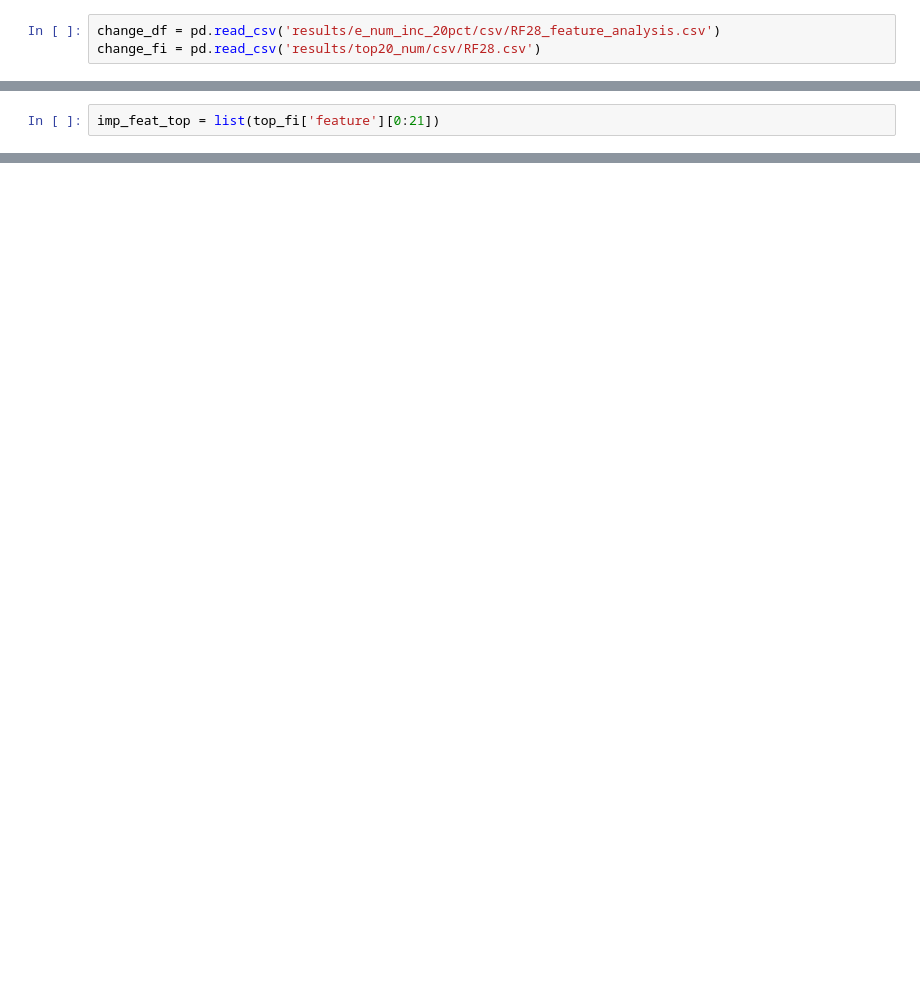
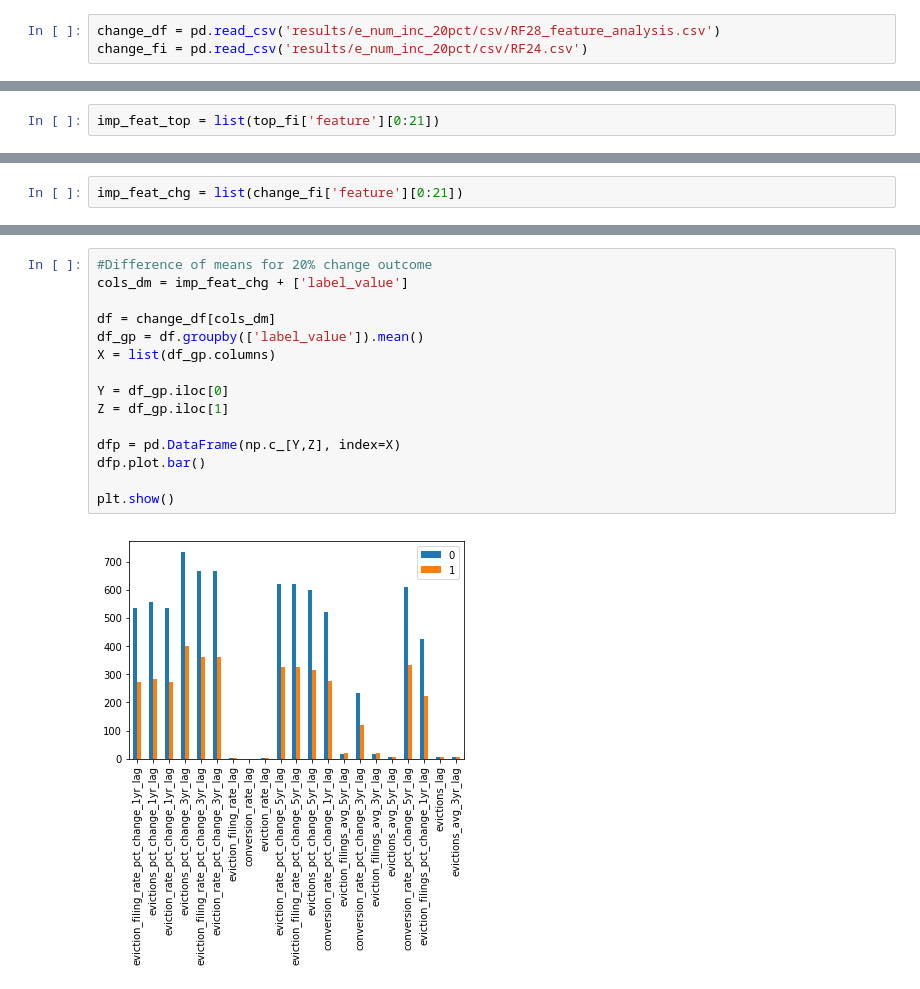
Before and after one commit to justincohler/evictions-learn, a Jupyter notebook: src/Phase III Analysis.ipynb, the cells around one changed output, grey strips where cells are left out. Saved outputs shown, nothing was run; the diff lists cells and outputs as text; blank space fills up the shorter version.

```diff
--- a/src/Phase III Analysis.ipynb
+++ b/src/Phase III Analysis.ipynb
@@ -8,3 +9,3 @@ top_fi = pd.read_csv('results/top20_num/csv/RF28.csv')
 # %%
 change_df = pd.read_csv('results/e_num_inc_20pct/csv/RF28_feature_analysis.csv')
-change_fi = pd.read_csv('results/top20_num/csv/RF28.csv')
+change_fi = pd.read_csv('results/e_num_inc_20pct/csv/RF24.csv')
@@ -80,0 +161,2 @@ plt.show()
+# %%
+imp_feat_chg = list(change_fi['feature'][0:21])
@@ -80,0 +183,17 @@ plt.show()
+# %%
+#Difference of means for 20% change outcome
+cols_dm = imp_feat_chg + ['label_value']
+
+df = change_df[cols_dm]
+df_gp = df.groupby(['label_value']).mean()
+X = list(df_gp.columns)
+
+Y = df_gp.iloc[0]
+Z = df_gp.iloc[1]
+
+dfp = pd.DataFrame(np.c_[Y,Z], index=X)
+dfp.plot.bar()
+
+plt.show()
+# %% [output]
+[figure, added]
```
Also changed, not shown: parts of 22 cells of this notebook.
